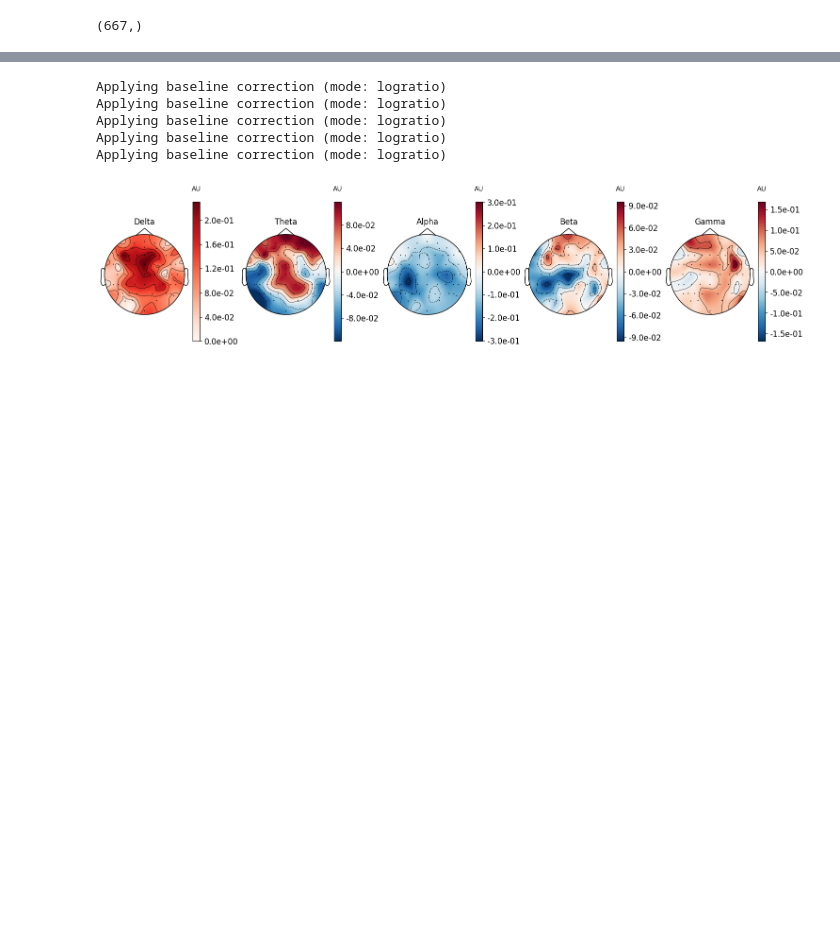
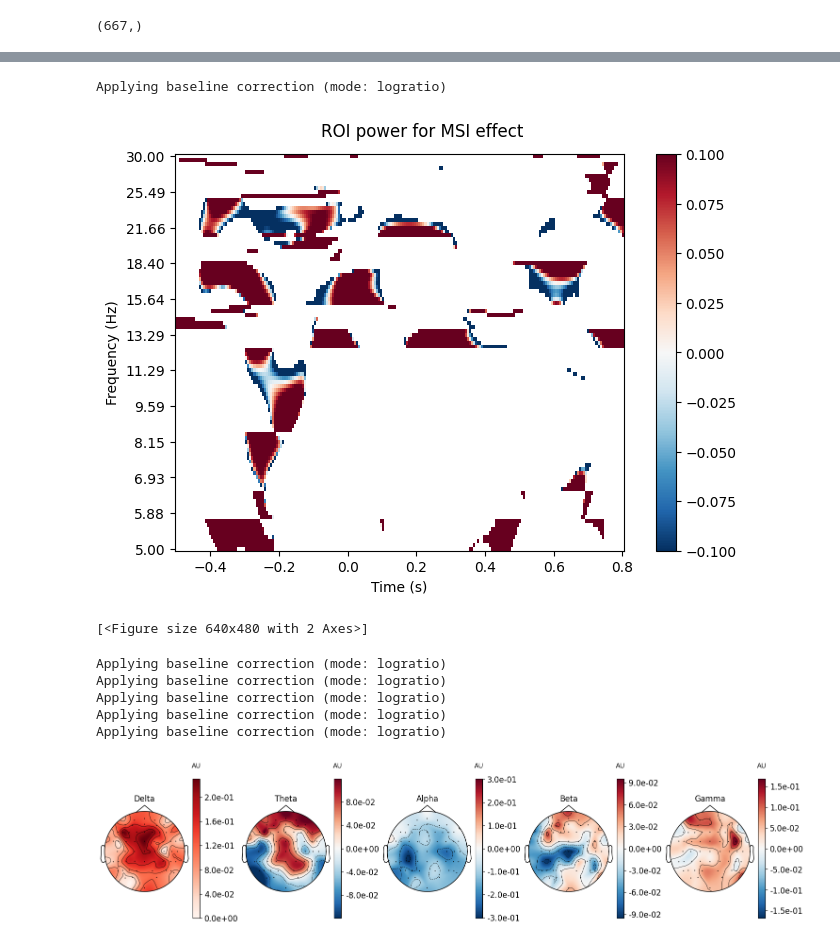
Before and after one commit to PigTzu/Lin_project, a Jupyter notebook: time-frequency_analyses.ipynb, the cells around one changed output, grey strips where cells are left out. Cells and saved outputs as stored; diff of their text form; code cells hidden in the pictures; blank space fills up the shorter version.

```diff
--- a/time-frequency_analyses.ipynb
+++ b/time-frequency_analyses.ipynb
@@ -82,3 +120,11 @@ Applying baseline correction (mode: logratio)
+# %%
+power_AV_minus_A = power_AV - power_A
+# %%
+power_AV_minus_A.plot(picks=roi_channels, baseline=(-0.5, 0), mode="logratio", combine='mean', title='ROI power for MSI effect')
+# %% [output]
+Applying baseline correction (mode: logratio)
+[figure, added]
+[<Figure size 640x480 with 2 Axes>]
 # %%
 fig, axes = plt.subplots(1, 5, figsize=(15, 5), layout="constrained")
 topomap_kw = dict(
```
Also changed, not shown: parts of 16 cells of this notebook.
